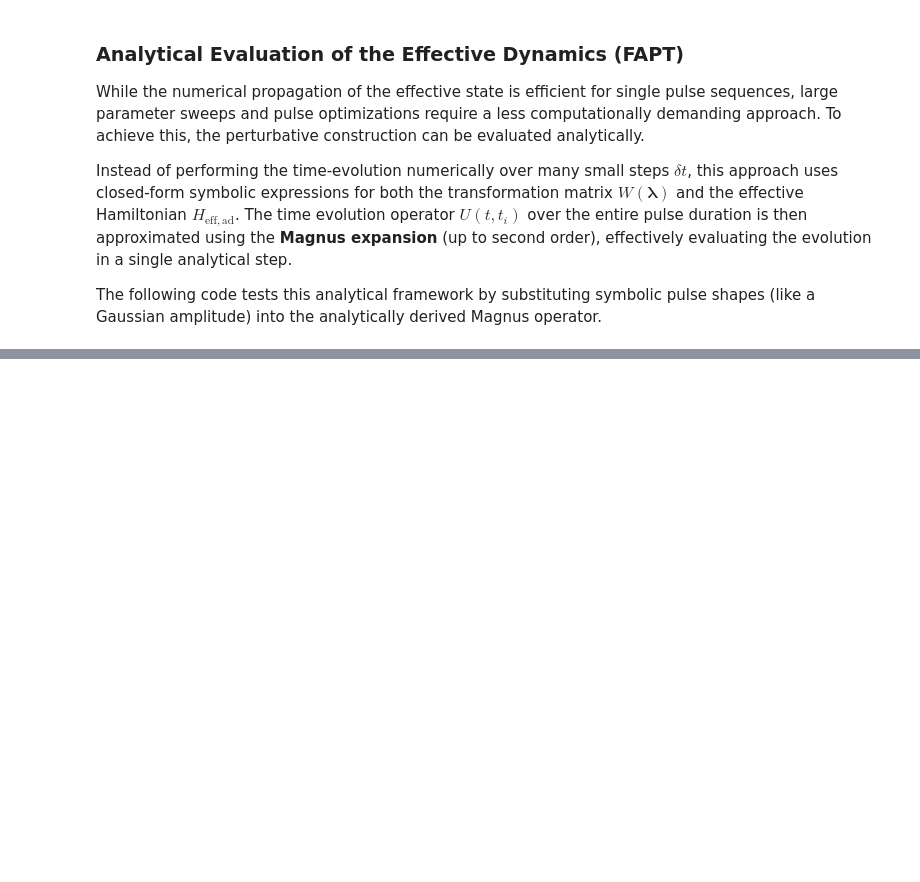
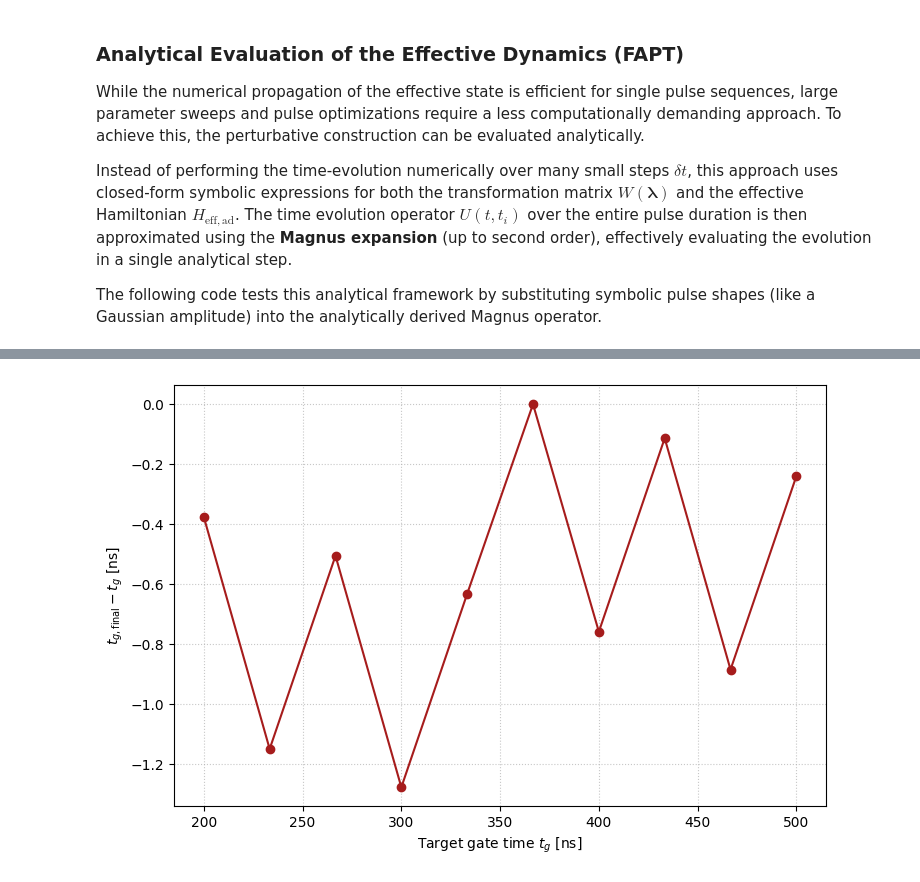
Before and after one commit to FlorianMaier04/TransmonCouplerSimulation, a Jupyter notebook: b_FAPT_application_simple_pulse.ipynb, the cells around one changed output, grey strips where cells are left out. Saved outputs shown, nothing was run; the diff lists cells and outputs as text; code cells hidden in the pictures; blank space fills up the shorter version.

```diff
--- a/b_FAPT_application_simple_pulse.ipynb
+++ b/b_FAPT_application_simple_pulse.ipynb
@@ -7,6 +7,12 @@ Instead of performing the time-evolution numerically over many small steps $\del
 
 The following code tests this analytical framework by substituting symbolic pulse shapes (like a Gaussian amplitude) into the analytically derived Magnus operator.
 # %%
+from dataclasses import dataclass
+from pathlib import Path
+import sympy as sp
 from utils import *
 from FAPT import *
 from pulse_optimization import *
+s = Simulation()
+rH = 2
+rW = 2
@@ -289,0 +109,18 @@ FileNotFoundError: Keine Fit-Datei unter 'operational_res/fit_data_gauss/fit_par
+# %%
+# ==============================================================================
+# EINMALIGE SYMBOLISCHE FLOQUET-VORBEREITUNG
+# ==============================================================================
+
+gauss_drive = load_analytical_drive(pulse_type="gauss")
+
+gauss_pulse_builder = make_analytical_pulse_builder(Ar_expr=gauss_drive["Ar"], Ai_expr=gauss_drive["Ai"], dwd_expr=gauss_drive["dwd"])
+
+base_parameter_names = [
+    "t_g",
+    "sigma",
+    "wd_base",
+    "wd_offset",
+    "amp_scale",
+]
+
+H_gauss_base, M_gauss_base, M_inv_0_gauss_base = prepare_floquet_functions(pulse_shape_builder=gauss_pulse_builder, p_names=base_parameter_names, s=s, rH=rH, rW=rW, include_geometric=False, include_micromotion=False, include_g_correction=False, verbose=False)
@@ -289,0 +239,14 @@ FileNotFoundError: Keine Fit-Datei unter 'operational_res/fit_data_gauss/fit_par
+# %%
+tg_targets = np.asarray([result["tg"] for result in results])
+tg_finals = np.asarray([result["tg_final"] for result in results])
+process_infidelities = np.asarray([result["process_infidelity"] for result in results])
+
+plt.figure(figsize=(7.5, 5.0))
+plt.plot(tg_targets, tg_finals - tg_targets, marker="o", color="#a61c1c")
+plt.xlabel(r"Target gate time $t_g$ [ns]")
+plt.ylabel(r"$t_{g,\mathrm{final}}-t_g$ [ns]")
+plt.grid(True, linestyle=":", alpha=0.7)
+plt.tight_layout()
+plt.show()
+# %% [output]
+[figure, added]
```
Also changed, not shown: parts of 10 cells of this notebook, 19 other files.
